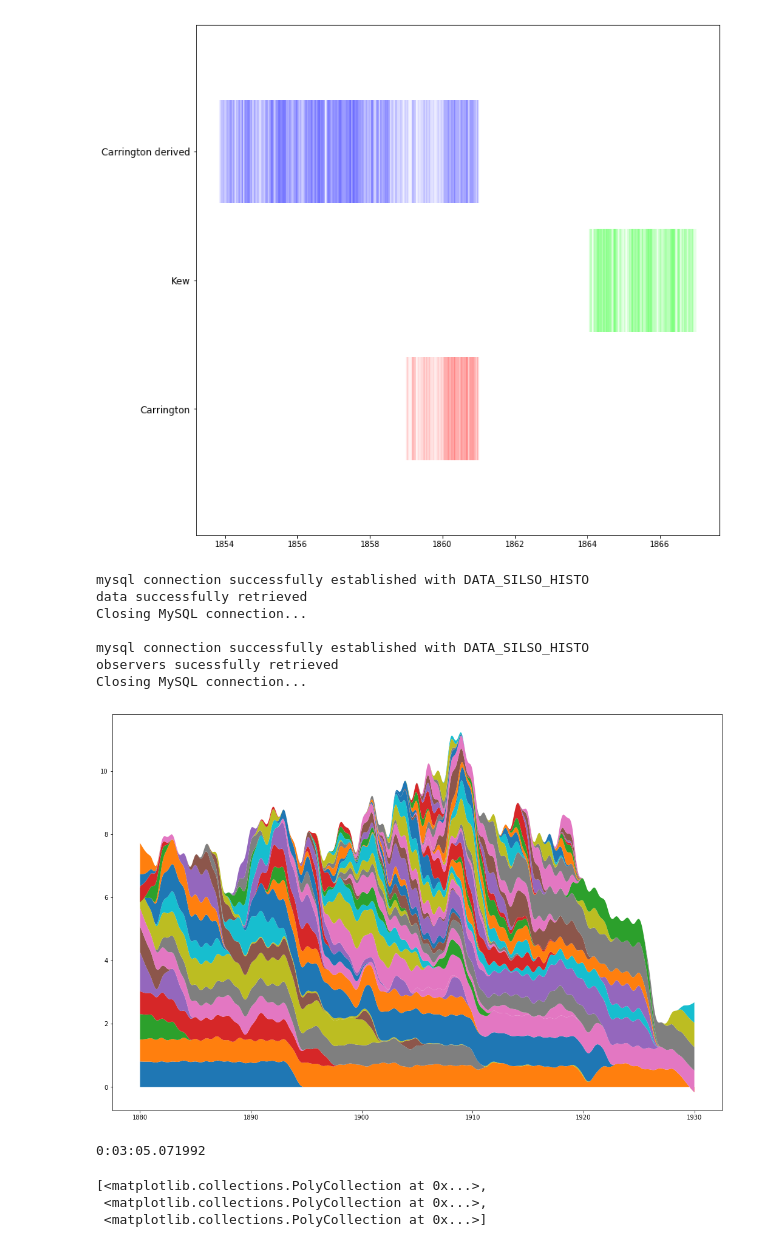
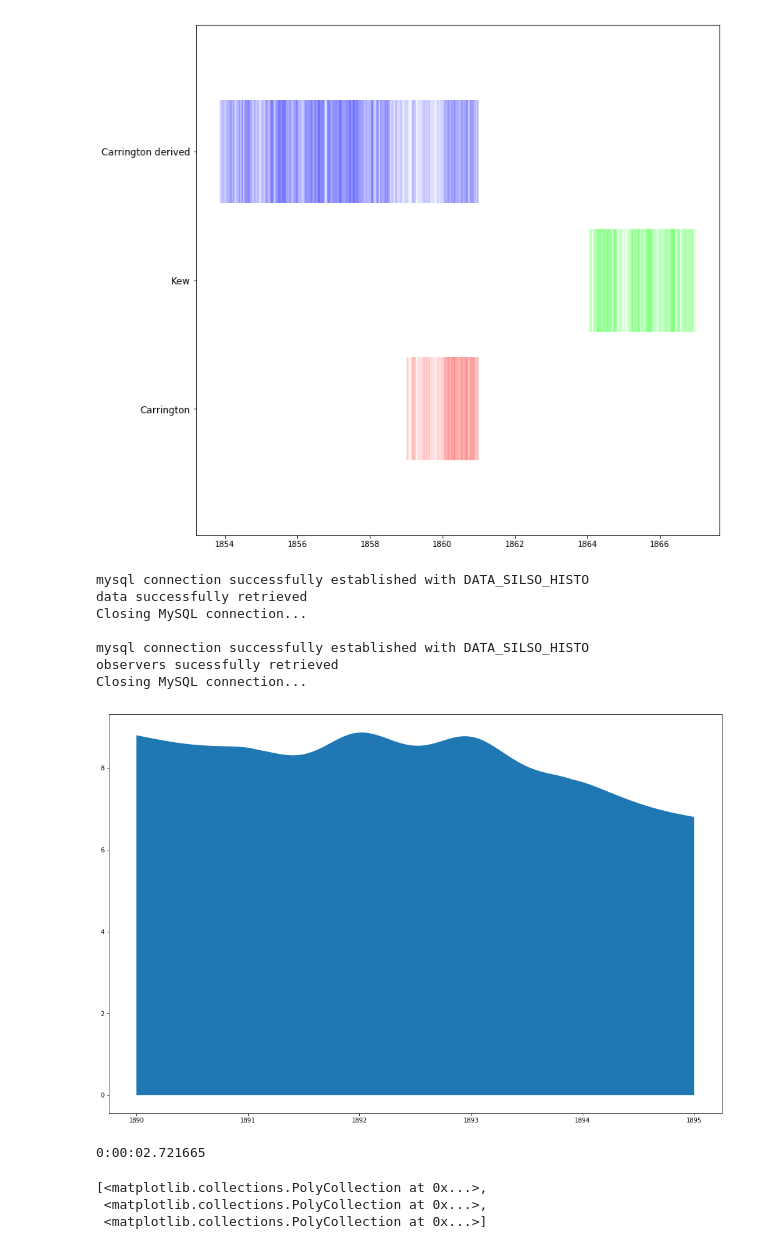
Before and after one commit to dcxSt/DATA_SILSO_HISTO_search, a Jupyter notebook: Frequency and number of observation plots.ipynb, the cells around one changed output. Saved outputs shown, nothing was run; the diff lists cells and outputs as text; code cells hidden in the pictures.

Commit message:
finished writing stacked area charts method in graphs helper, its pretty cool now

```diff
--- a/Frequency and number of observation plots.ipynb
+++ b/Frequency and number of observation plots.ipynb
@@ -174,18 +174,18 @@ Closing MySQL connection...
 [figure]
 # %%
 start = dt.datetime.now()
-stacked_area_plot(interval=("1880-01-01","1930-01-01"),figsize=(18,12),smoothness=800)
+stacked_area_plot(interval=("1890-01-01","1895-01-01"),figsize=(18,12),smoothness=800)
 print(dt.datetime.now()-start)
 # %% [output]
 mysql connection successfully established with DATA_SILSO_HISTO
 data successfully retrieved
 Closing MySQL connection...
 
 mysql connection successfully established with DATA_SILSO_HISTO
 observers sucessfully retrieved
 Closing MySQL connection...
-[figure, old version]
+[figure, new version]
-0:03:05.071992
+0:00:02.721665
 # %%
 a = dt.date(1880,10,1)
 b = dt.datetime(1880,1,12)
```
Also changed, not shown: parts of 1 cell of this notebook, 2 other files.
